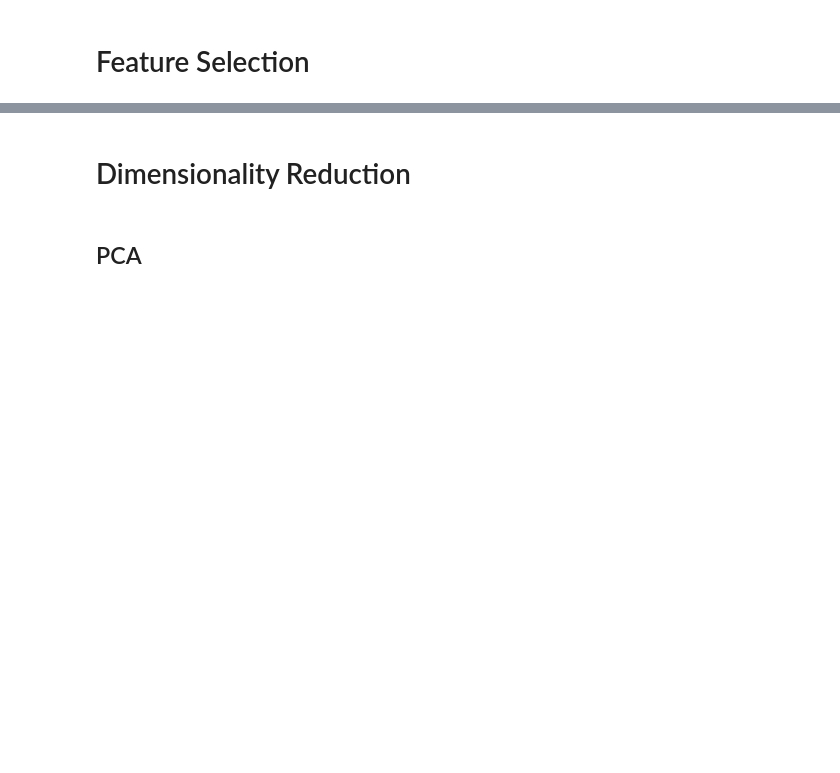
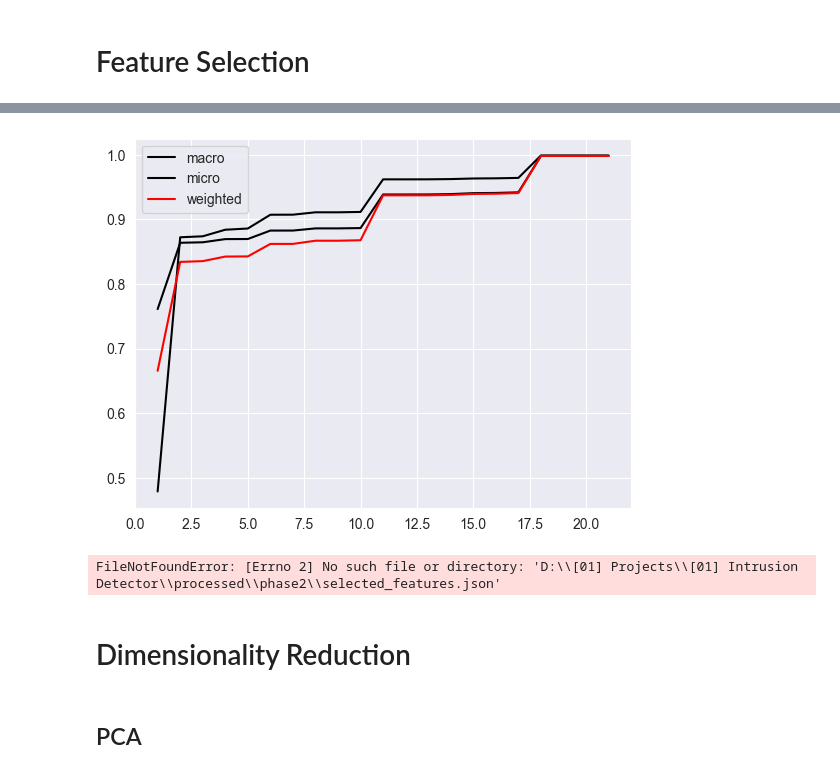
Before and after one commit to DEVOLOPER-1/Pred-Sus-Act, a Jupyter notebook: notebooks/Preprocessing.ipynb, the cells around one changed output, grey strips where cells are left out. Cells and saved outputs as stored; diff of their text form; code cells hidden in the pictures; blank space fills up the shorter version.

```diff
--- a/youssef_notebook.ipynb
+++ b/notebooks/Preprocessing.ipynb
@@ -262,3 +212,19 @@ Would you like help with writing some code to implement this in Python (e.g., us
+# %%
+# f1-scores plot
+sns.lineplot(x=k_values, y=f1_scores["macro"], label="macro", color="black")
+sns.lineplot(x=k_values, y=f1_scores["micro"], label="micro", color="black")
+sns.lineplot(x=k_values, y=f1_scores["weighted"], label="weighted", color="red")
+plt.legend()
+plt.show()
+# %% [output]
+[figure, added]
+# %%
+# save selected features
+selected_features_path = os.path.join(current_path, "data", "processed", "phase2", "selected_features.json")
+with open(selected_features_path, "w") as f:
+    json.dump(selected_features, f)
+# %% [output]
+FileNotFoundError: [Errno 2] No such file or directory: 'D:\\[01] Projects\\[01] Intrusion Detector\\processed\\phase2\\selected_features.json'
 # %% [markdown]
 # Dimensionality Reduction
 # %% [markdown]
```
Also changed, not shown: parts of 32 cells of this notebook, 1 other file.
